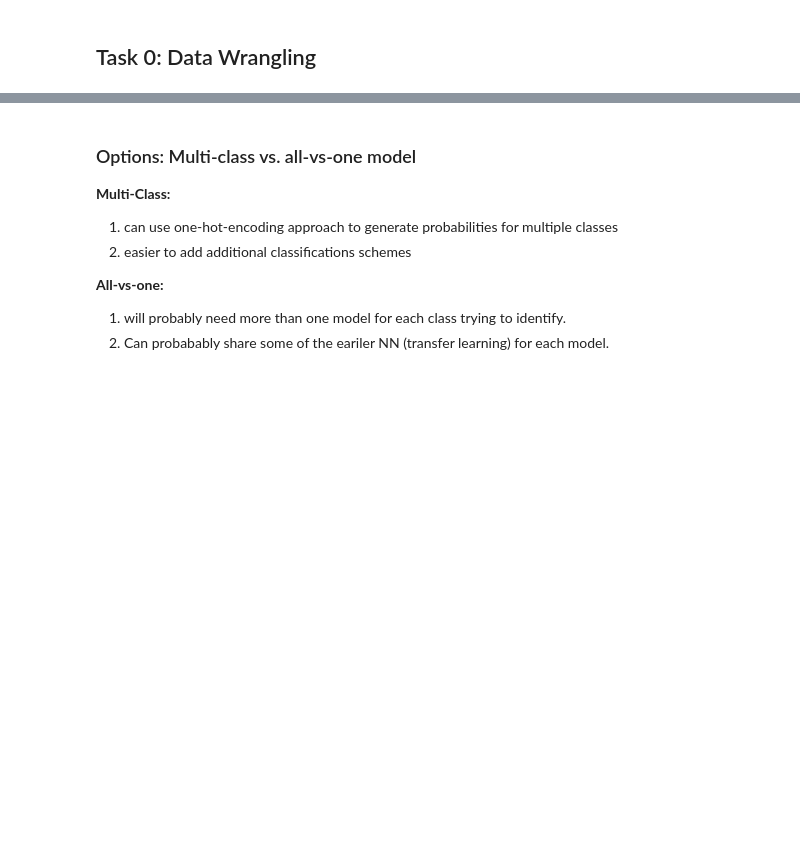
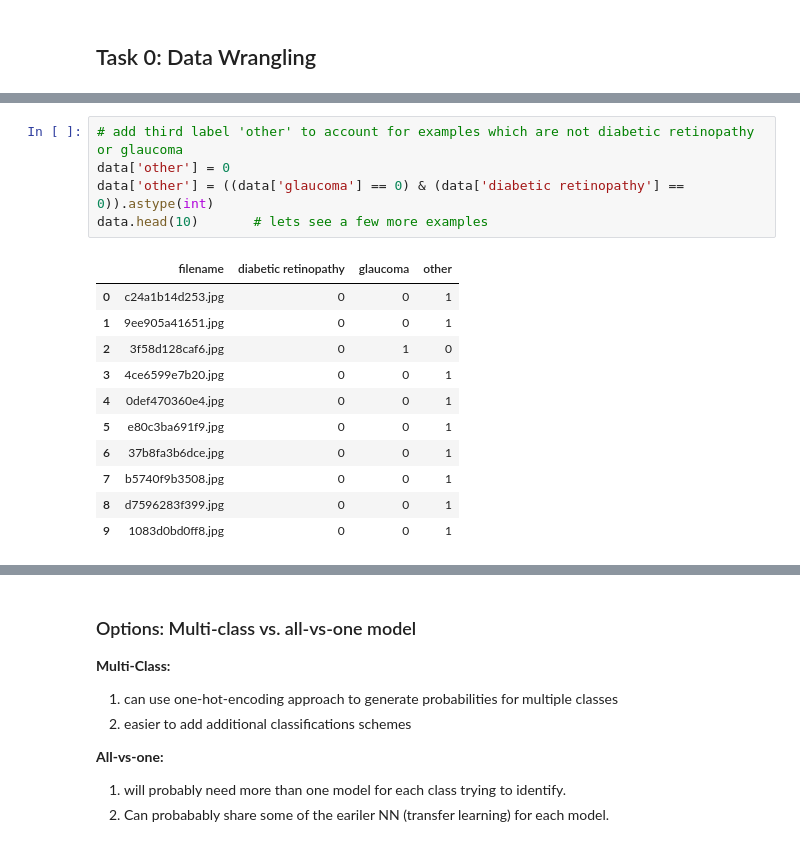
Before and after one commit to ChristianSAW/Fourthbrain, a Jupyter notebook: midterms/ML_for_Computer_Vision.ipynb, the cells around one changed output, grey strips where cells are left out. Drawn from its saved outputs; the diff is of its cells as text; blank space fills up the shorter version.

```diff
--- a/midterms/ML_for_Computer_Vision.ipynb
+++ b/midterms/ML_for_Computer_Vision.ipynb
@@ -117,0 +205,17 @@ memory usage: 214.8+ KB
+# %%
+# add third label 'other' to account for examples which are not diabetic retinopathy or glaucoma
+data['other'] = 0
+data['other'] = ((data['glaucoma'] == 0) & (data['diabetic retinopathy'] == 0)).astype(int)
+data.head(10)       # lets see a few more examples
+# %% [output]
+|  | filename | diabetic retinopathy | glaucoma | other |
+| 0 | c24a1b14d253.jpg | 0 | 0 | 1 |
+| 1 | 9ee905a41651.jpg | 0 | 0 | 1 |
+| 2 | 3f58d128caf6.jpg | 0 | 1 | 0 |
+| 3 | 4ce6599e7b20.jpg | 0 | 0 | 1 |
+| 4 | 0def470360e4.jpg | 0 | 0 | 1 |
+| 5 | e80c3ba691f9.jpg | 0 | 0 | 1 |
+| 6 | 37b8fa3b6dce.jpg | 0 | 0 | 1 |
+| 7 | b5740f9b3508.jpg | 0 | 0 | 1 |
+| 8 | d7596283f399.jpg | 0 | 0 | 1 |
+| 9 | 1083d0bd0ff8.jpg | 0 | 0 | 1 |
```
Also changed, not shown: parts of 57 cells of this notebook, 1 other file.
